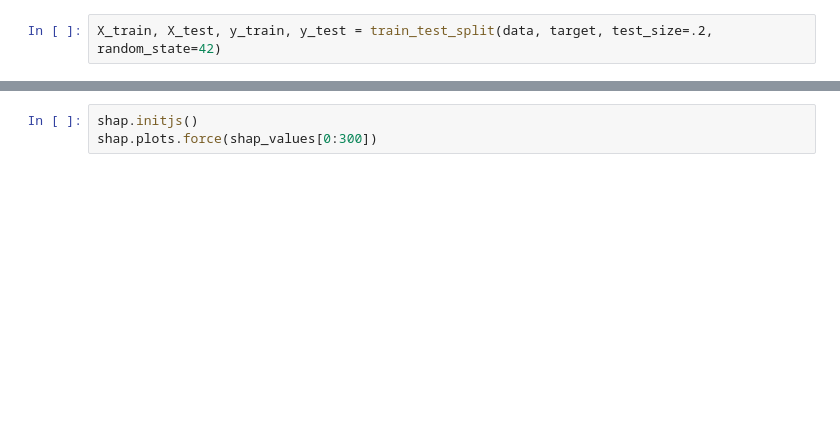
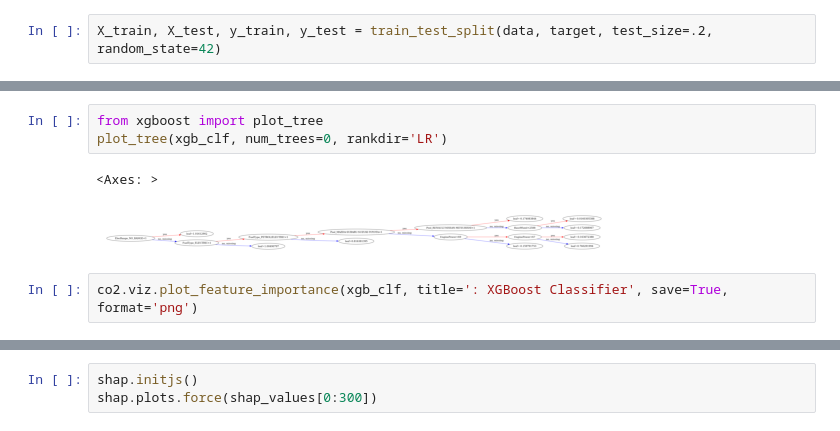
Before and after one commit to MatthieuLeNozach/car-co2-prediction_pre-release, a Jupyter notebook: notebooks/classification_fr-de-2021.ipynb, the cells around one changed output, grey strips where cells are left out. Cells and saved outputs as stored; diff of their text form; blank space fills up the shorter version.

```diff
--- a/notebooks/classification_fr-de-2021.ipynb
+++ b/notebooks/classification_fr-de-2021.ipynb
@@ -659,0 +262,8 @@ with open('explainer.csv', 'w') as explainer_file:
+# %%
+from xgboost import plot_tree
+plot_tree(xgb_clf, num_trees=0, rankdir='LR')
+# %% [output]
+<Axes: >
+[figure, added]
+# %%
+co2.viz.plot_feature_importance(xgb_clf, title=': XGBoost Classifier', save=True, format='png')
```
Also changed, not shown: parts of 80 cells of this notebook, 27 other files.
